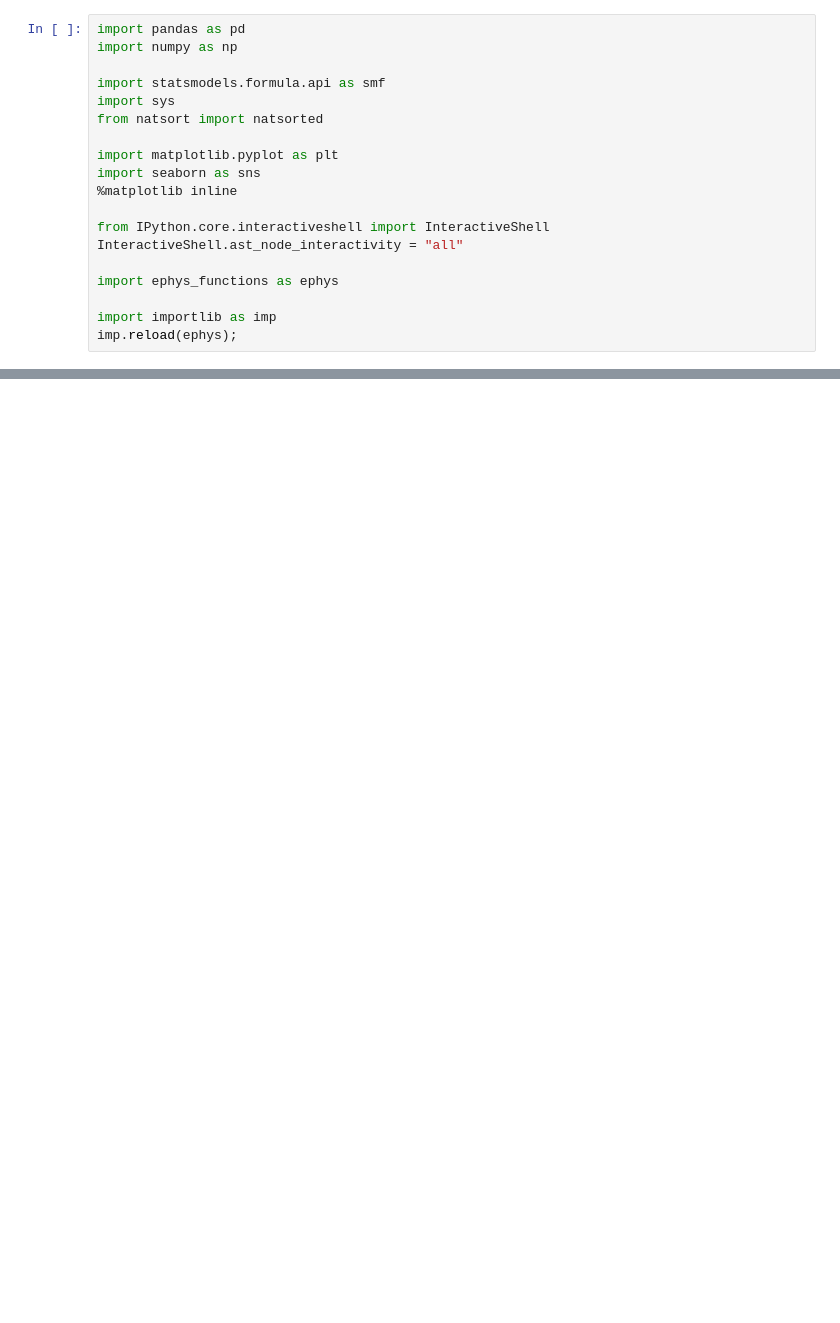
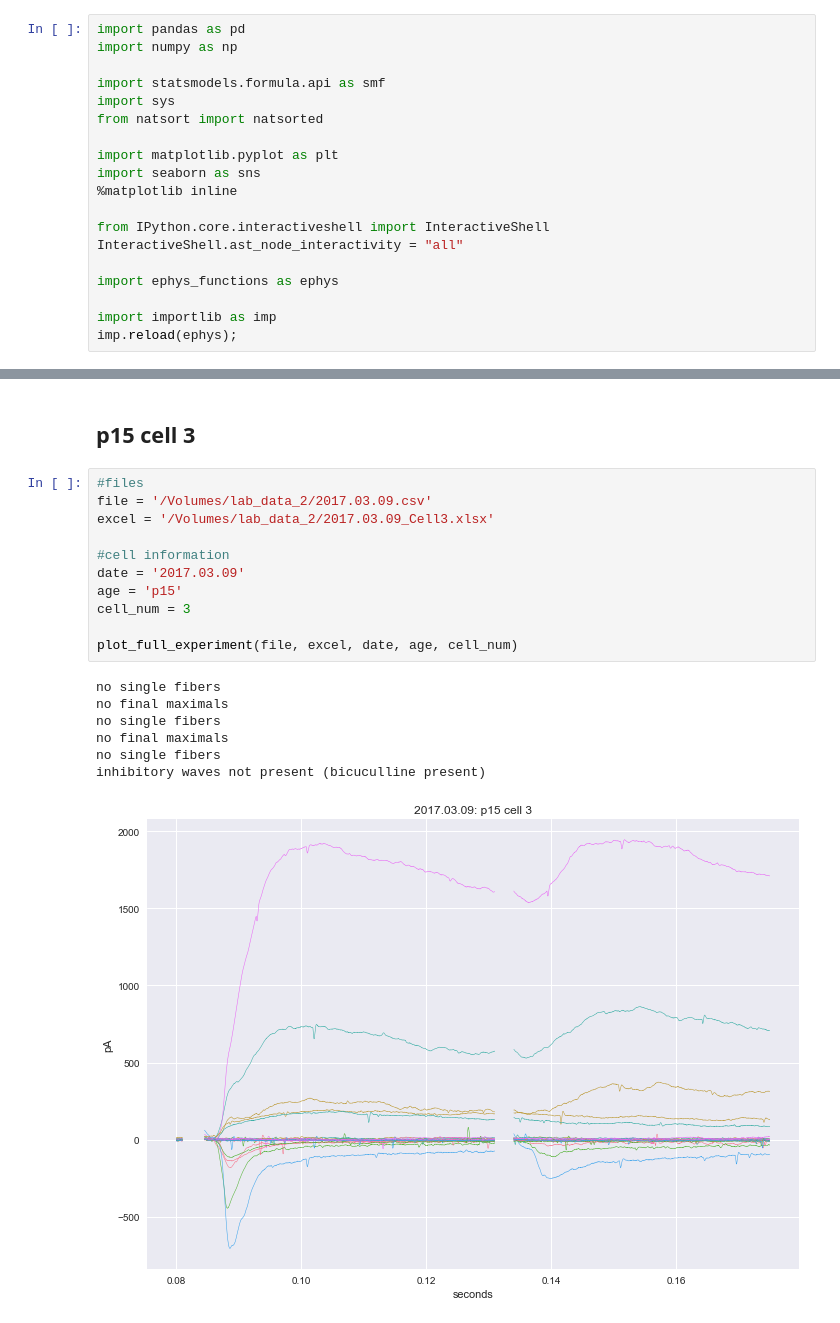
Before and after one commit to yuwie10/ephysAnalysis, a Jupyter notebook: plot_cells_template.ipynb, the cells around one changed output, grey strips where cells are left out. Drawn from its saved outputs; the diff is of its cells as text; blank space fills up the shorter version.

```diff
--- a/plot_cells_template.ipynb
+++ b/plot_cells_template.ipynb
@@ -81,0 +102,21 @@ no final maximals
+# %% [markdown]
+## p15 cell 3
+# %%
+#files
+file = '/Volumes/lab_data_2/2017.03.09.csv'
+excel = '/Volumes/lab_data_2/2017.03.09_Cell3.xlsx'
+
+#cell information
+date = '2017.03.09'
+age = 'p15'
+cell_num = 3
+
+plot_full_experiment(file, excel, date, age, cell_num)
+# %% [output]
+no single fibers
+no final maximals
+no single fibers
+no final maximals
+no single fibers
+inhibitory waves not present (bicuculline present)
+[figure, added]
```
Also changed, not shown: parts of 7 cells of this notebook, 5 other files.
